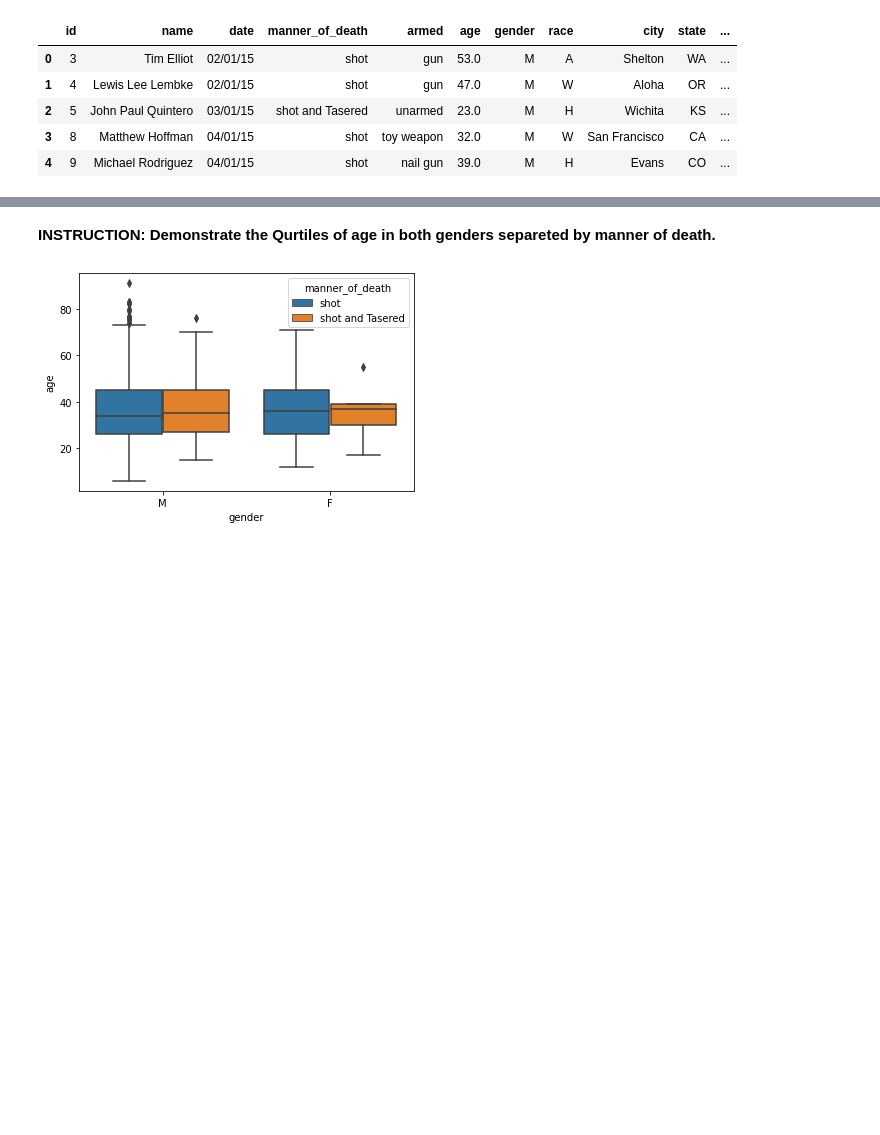
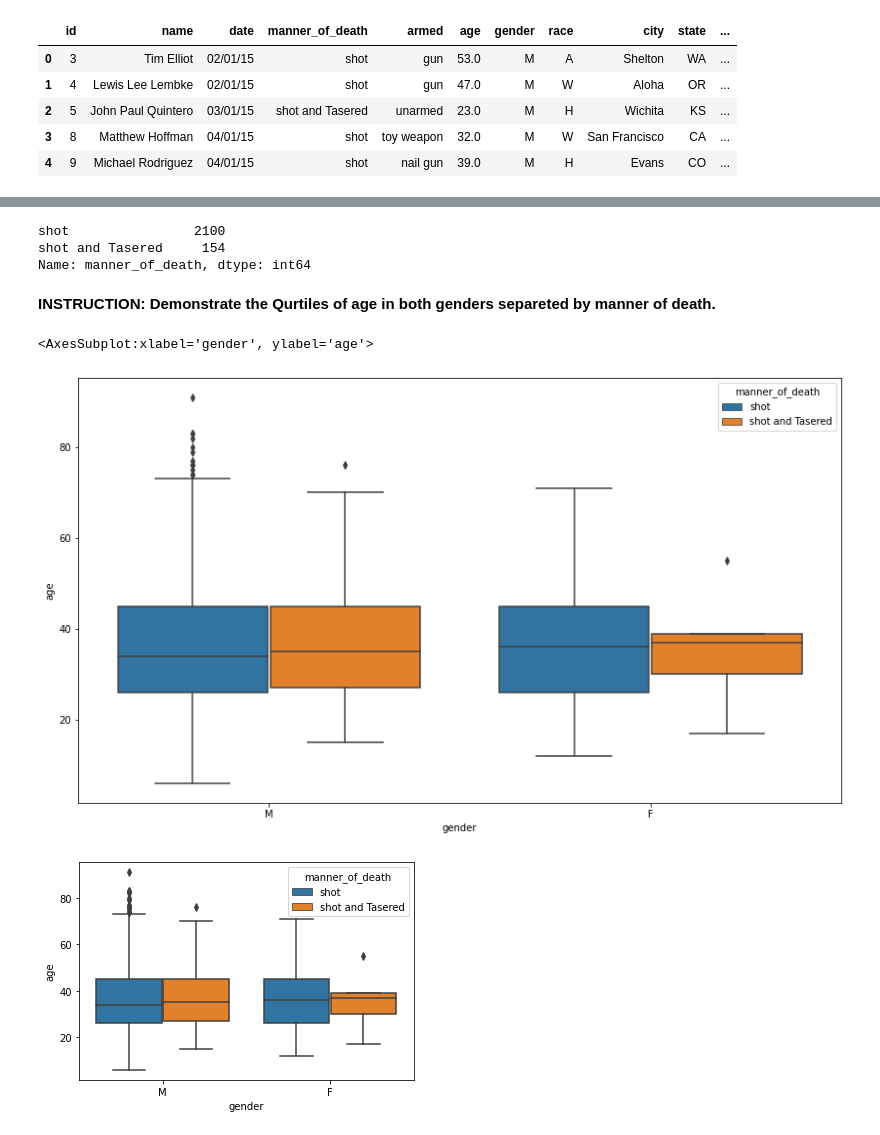
Before and after one commit to yasir5008/DS_-_ITF_Just_Working_Directory, a Jupyter notebook: DS_projects/DS_Assignments/DVwPY_LAB-2 Assignment-2 student.ipynb, the cells around one changed output, grey strips where cells are left out. Drawn from its saved outputs; the diff is of its cells as text; code cells hidden in the pictures; blank space fills up the shorter version.

```diff
--- a/DS_projects/DS_Assignments/DVwPY_LAB-2 Assignment-2 student.ipynb
+++ b/DS_projects/DS_Assignments/DVwPY_LAB-2 Assignment-2 student.ipynb
@@ -38,3 +44,5 @@ kill = pd.read_csv('PoliceKillingsUS.csv', encoding="windows-1252")
+# %%
+kill.dropna(inplace=True)
 # %%
 # %% [output]
 (2254, 14)
@@ -54,5 +59,17 @@ array(['shot', 'shot and Tasered'], dtype=object)
+# %%
+kill.manner_of_death.value_counts()
+# %% [output]
+shot                2100
+shot and Tasered     154
+Name: manner_of_death, dtype: int64
 # %% [markdown]
 **INSTRUCTION: Demonstrate the Qurtiles of age in both genders separeted by manner of death.**
+# %%
+plt.figure(figsize=(12,8))
+sns.boxplot(x='gender', y="age", data=kill, hue='manner_of_death')
+# %% [output]
+<AxesSubplot:xlabel='gender', ylabel='age'>
+[figure, added]
 # %%
 # with seaborn
 # %% [output]
```
Also changed, not shown: parts of 23 cells of this notebook.
